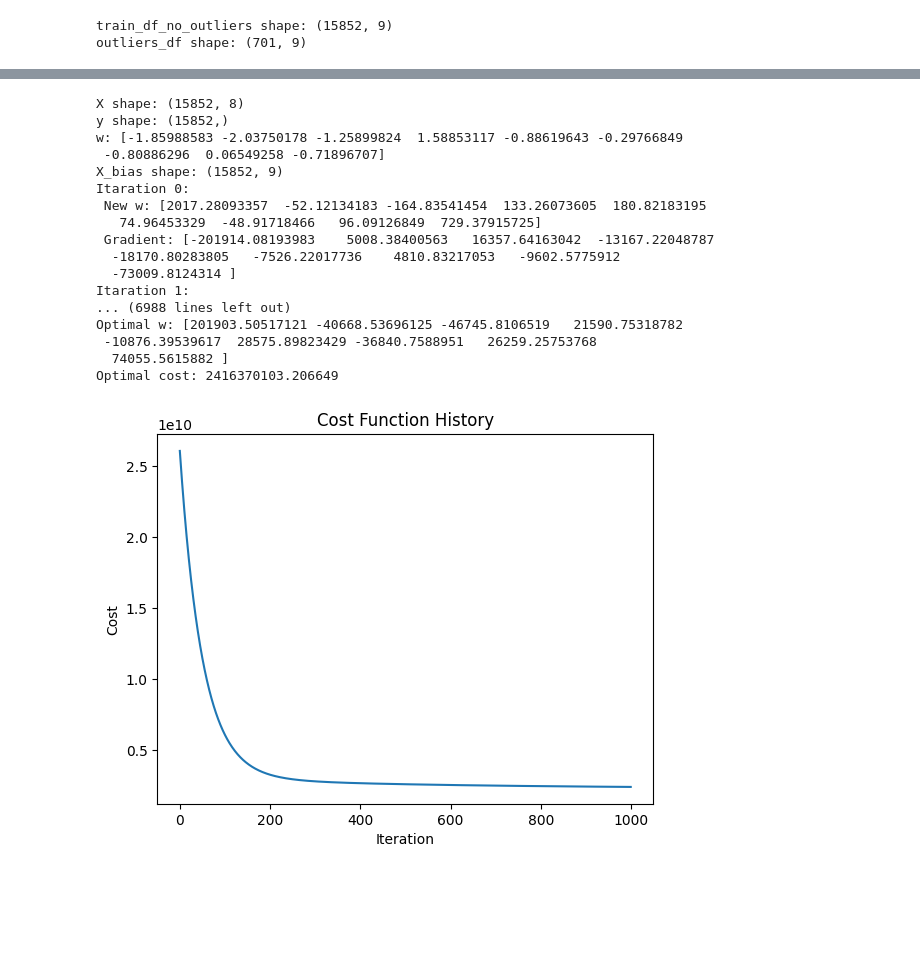
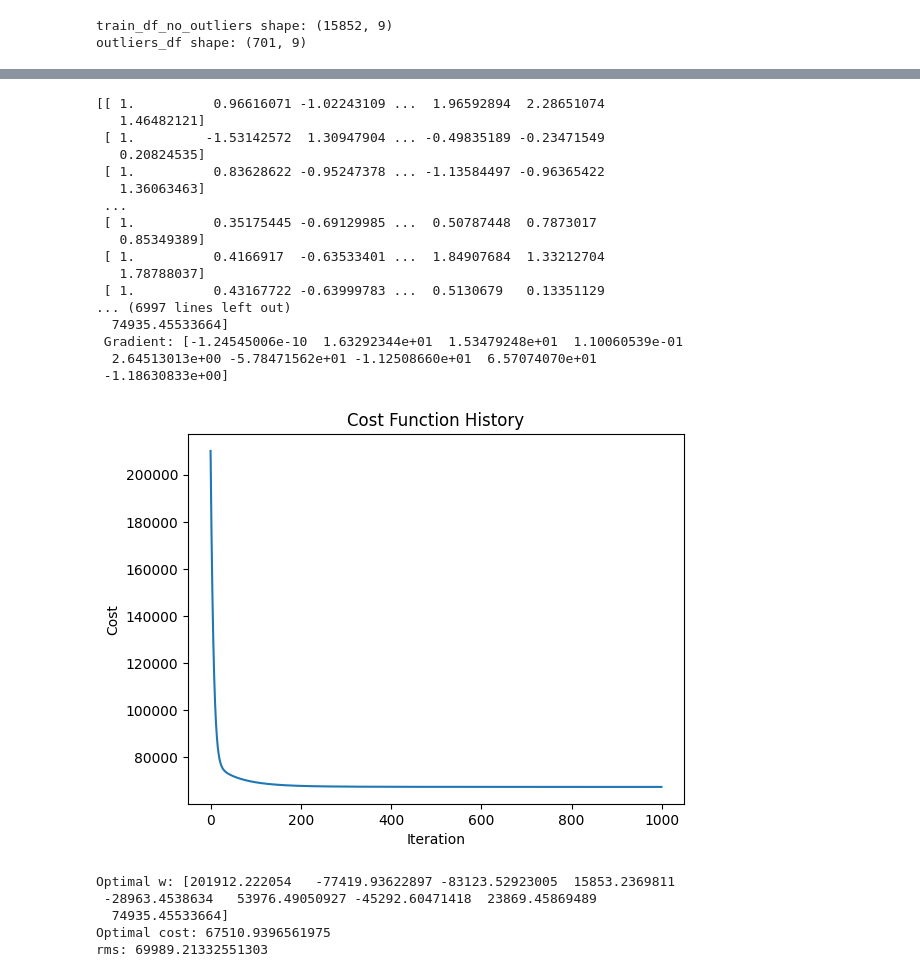
Before and after one commit to rcn255/ml-ex2, a Jupyter notebook: janick/housing.ipynb, the cells around one changed output, grey strips where cells are left out. Drawn from its saved outputs; the diff is of its cells as text; code cells hidden in the pictures; blank space fills up the shorter version.

```diff
--- a/janick/housing.ipynb
+++ b/janick/housing.ipynb
@@ -217,34 +257,42 @@ y_test = test_df['median_house_value']
 # %%
 from gradient_descent import GDRegressor
 
-learning_rate = 0.01
+learning_rate = 0.1
 max_iter = 1000
 
 model = GDRegressor(learning_rate, max_iter)
 
 model.fit(X_normalized,y)
-
+model.plot_cost_history()
 print(f"Optimal w: {model.optimal_w}")
 print(f"Optimal cost: {model.history[-1][1]}")
+
+pred = model.predict(X_test_normalized)
+rms_gd = mean_squared_error(y_test, pred, squared=False)
+print(f"rms: {rms_gd}")
+
+costs_gd = [h[1] for h in model.history]
 # %% [output]
-X shape: (15852, 8)
-y shape: (15852,)
-w: [-1.85988583 -2.03750178 -1.25899824  1.58853117 -0.88619643 -0.29766849
- -0.80886296  0.06549258 -0.71896707]
-X_bias shape: (15852, 9)
-Itaration 0:
- New w: [2017.28093357  -52.12134183 -164.83541454  133.26073605  180.82183195
-   74.96453329  -48.91718466   96.09126849  729.37915725]
- Gradient: [-201914.08193983    5008.38400563   16357.64163042  -13167.22048787
-  -18170.80283805   -7526.22017736    4810.83217053   -9602.5775912
-  -73009.8124314 ]
-Itaration 1:
-... (6988 lines left out)
-Optimal w: [201903.50517121 -40668.53696125 -46745.8106519   21590.75318782
- -10876.39539617  28575.89823429 -36840.7588951   26259.25753768
-  74055.5615882 ]
-Optimal cost: 2416370103.206649
+[[ 1.          0.96616071 -1.02243109 ...  1.96592894  2.28651074
+   1.46482121]
+ [ 1.         -1.53142572  1.30947904 ... -0.49835189 -0.23471549
+   0.20824535]
+ [ 1.          0.83628622 -0.95247378 ... -1.13584497 -0.96365422
+   1.36063463]
+ ...
+ [ 1.          0.35175445 -0.69129985 ...  0.50787448  0.7873017
+   0.85349389]
+ [ 1.          0.4166917  -0.63533401 ...  1.84907684  1.33212704
+   1.78788037]
+ [ 1.          0.43167722 -0.63999783 ...  0.5130679   0.13351129
+... (6997 lines left out)
+  74935.45533664]
+ Gradient: [-1.24545006e-10  1.63292344e+01  1.53479248e+01  1.10060539e-01
+  2.64513013e+00 -5.78471562e+01 -1.12508660e+01  6.57074070e+01
+ -1.18630833e+00]
+[figure, added]
+Optimal w: [201912.222054   -77419.93622897 -83123.52923005  15853.2369811
+ -28963.4538634   53976.49050927 -45292.60471418  23869.45869489
+  74935.45533664]
+Optimal cost: 67510.9396561975
+rms: 69989.21332551303
-# %%
-model.plot_cost_history()
-# %% [output]
-[figure, removed]
```
Also changed, not shown: parts of 15 cells of this notebook, 2 other files.
